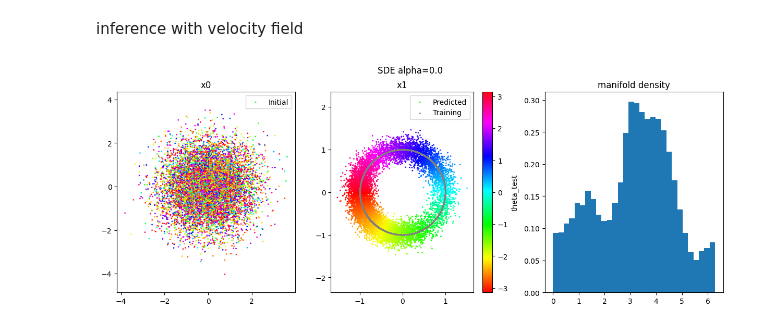
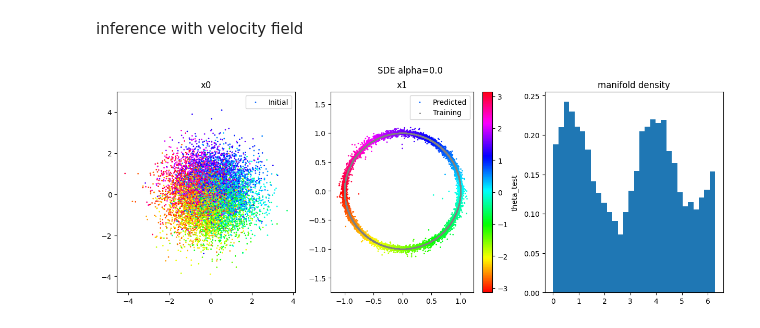
Before and after one commit to jc-bao/flow-playground, a Jupyter notebook: score_geometry.ipynb, the cells around one changed output. Cells and saved outputs as stored; diff of their text form; code cells hidden in the pictures.

Commit message:
⚡ add langevin

```diff
--- a/score_geometry.ipynb
+++ b/score_geometry.ipynb
@@ -99,43 +99,43 @@ for i in range(num_integration_steps):
         vel_pred = model(xt, s_tensor)
     # ode integrator
     # xt = xt + vel_pred * (t - s) #* ((1 - s) ** 2)
     # sde integrator
-    # xs = xt
-    # dt = t - s
-    # score_w = (s * vel_pred  - xs)
-    # w = 1 - s
+    xs = xt
+    dt = t - s
+    score_w = (s * vel_pred  - xs)
+    w = 1 - s
+    dw = np.sqrt(dt) * torch.randn_like(xt, device=device)
+    xt = xs + vel_pred * dt + 0.5 * ((1 - s)**alpha) * score_w * dt + np.sqrt(w) * dw
+    # langevin integrator
+    # sigma = 0.1
+    # s = 1 - sigma
+    # score = (s * vel_pred  - xt) / (1 - s)
+    # dt = 0.01
     # dw = np.sqrt(dt) * torch.randn_like(xt, device=device)
-    # xt = xs + vel_pred * dt + 0.5 * score_w * dt + np.sqrt(w) * dw
-    # langevin integrator
-    sigma = 0.1
-    s = 1 - sigma
-    score = (s * vel_pred  - xt) / (1 - s)
-    dt = 0.01
-    dw = np.sqrt(dt) * torch.randn_like(xt, device=device)
-    xt = xt + (sigma ** alpha) * score * dt + np.sqrt(2) * dw
+    # xt = xt + (sigma ** alpha) * score * dt + np.sqrt(2) * dw
 
 
 x0_test = x0.cpu().numpy()
 x1_test = xt.cpu().numpy()
 x1_train = x.cpu().numpy()
 
 theta_test = np.arctan2(x1_test[:, 1], x1_test[:, 0])
 fig, axs = plt.subplots(1, 3, figsize=(15, 5))
 sc0 = axs[0].scatter(x0_test[:, 0], x0_test[:, 1], c=theta_test, cmap="hsv", s=1, label="Initial")
 sc1 = axs[1].scatter(x1_test[:, 0], x1_test[:, 1], c=theta_test, cmap="hsv", s=1, label="Predicted")
 # fig.suptitle("ODE integrator")
 fig.suptitle(f"SDE alpha={alpha:.1f}")
 axs[1].scatter(x1_train[:, 0], x1_train[:, 1], s=1, color='gray', label="Training")
 axs[0].legend()
 axs[1].legend()
 axs[0].axis("equal")
 axs[1].axis("equal")
 # plot theta histogram for test data
 axs[2].hist(theta_test % (2 * np.pi), bins=30, density=True)
 axs[0].set_title("x0")
 axs[1].set_title("x1")
 axs[2].set_title("manifold density")
 plt.colorbar(sc1, ax=axs[1], label="theta_test")
 plt.show()
 # %% [output]
-[figure, old version]
+[figure, new version]
```
Also changed, not shown: parts of 2 cells of this notebook.
